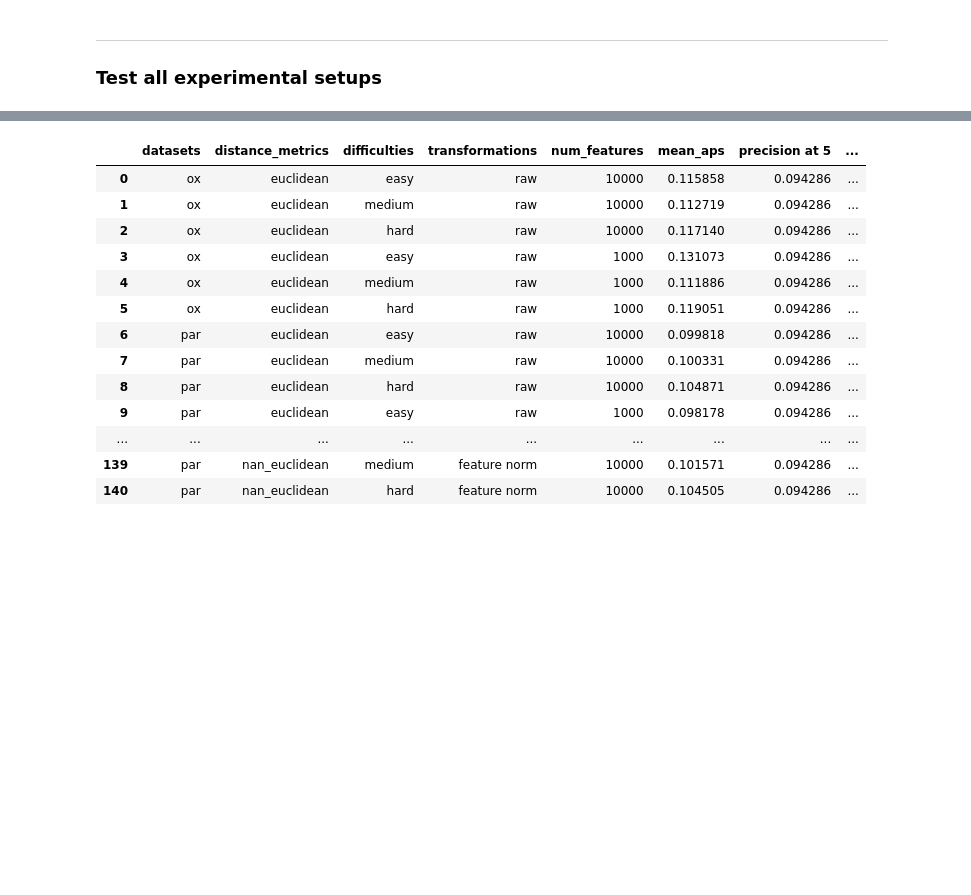
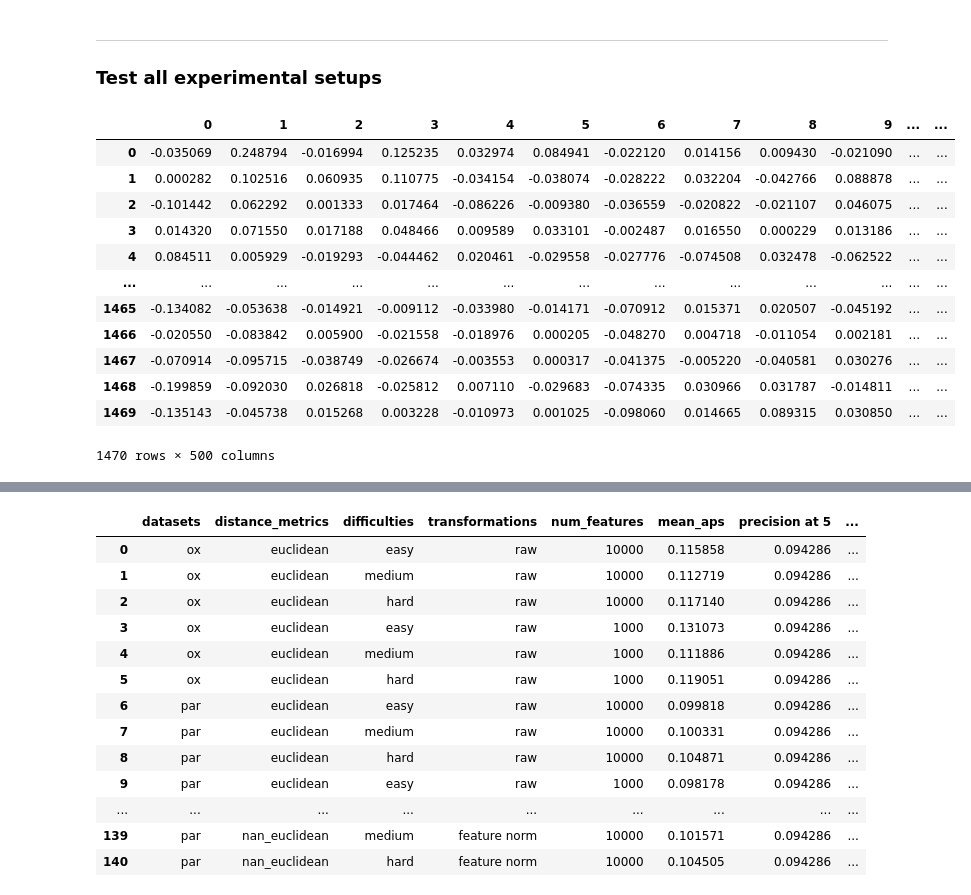
Before and after one commit to S-Arbor/Image-Retrieval-Project, a Jupyter notebook: 2. Revised Data Analysis/revised_sift_evaluator.ipynb, the cells around one changed output, grey strips where cells are left out. Drawn from its saved outputs; the diff is of its cells as text; code cells hidden in the pictures; blank space fills up the shorter version.

```diff
--- a/2. Revised Data Analysis/revised_sift_evaluator.ipynb
+++ b/2. Revised Data Analysis/revised_sift_evaluator.ipynb
@@ -259,3 +259,13 @@ names = {"ox" : {"easy" : ox_easy_names,
                   "medium" : par_medium_names,
                   "hard" : par_hard_names,
                   "query" : par_query_names}}
+# %%
+names = {"ox" : {}, "par" : {}}
+
+os.chdir("/home/sean/Code/Pawsey/2. Revised Data Analysis/Oldenburger Data Files/names")
+for data_file in os.listdir():
+    split_name = data_file[:-4].split("_")
+    dataset, difficulty, _ = split_name
+    names[dataset][difficulty] = np.load(data_file)
+
+names["par"]["easy"]
@@ -370,3 +399,19 @@ test_distance_metrics = {"euclidean" : sklearn.metrics.pairwise.euclidean_distan
            "cosine" : sklearn.metrics.pairwise.cosine_distances,
            "manhattan" :sklearn.metrics.pairwise.manhattan_distances,
            "nan_euclidean" : sklearn.metrics.pairwise.nan_euclidean_distances}
+# %%
+full_data["raw"]["par"][10000]["easy"]
+# %% [output]
+|  | 0 | 1 | 2 | 3 | 4 | 5 | 6 | 7 | 8 | 9 | ... | ... |
+| 0 | -0.035069 | 0.248794 | -0.016994 | 0.125235 | 0.032974 | 0.084941 | -0.022120 | 0.014156 | 0.009430 | -0.021090 | ... | ... |
+| 1 | 0.000282 | 0.102516 | 0.060935 | 0.110775 | -0.034154 | -0.038074 | -0.028222 | 0.032204 | -0.042766 | 0.088878 | ... | ... |
+| 2 | -0.101442 | 0.062292 | 0.001333 | 0.017464 | -0.086226 | -0.009380 | -0.036559 | -0.020822 | -0.021107 | 0.046075 | ... | ... |
+| 3 | 0.014320 | 0.071550 | 0.017188 | 0.048466 | 0.009589 | 0.033101 | -0.002487 | 0.016550 | 0.000229 | 0.013186 | ... | ... |
+| 4 | 0.084511 | 0.005929 | -0.019293 | -0.044462 | 0.020461 | -0.029558 | -0.027776 | -0.074508 | 0.032478 | -0.062522 | ... | ... |
+| ... | ... | ... | ... | ... | ... | ... | ... | ... | ... | ... | ... | ... |
+| 1465 | -0.134082 | -0.053638 | -0.014921 | -0.009112 | -0.033980 | -0.014171 | -0.070912 | 0.015371 | 0.020507 | -0.045192 | ... | ... |
+| 1466 | -0.020550 | -0.083842 | 0.005900 | -0.021558 | -0.018976 | 0.000205 | -0.048270 | 0.004718 | -0.011054 | 0.002181 | ... | ... |
+| 1467 | -0.070914 | -0.095715 | -0.038749 | -0.026674 | -0.003553 | 0.000317 | -0.041375 | -0.005220 | -0.040581 | 0.030276 | ... | ... |
+| 1468 | -0.199859 | -0.092030 | 0.026818 | -0.025812 | 0.007110 | -0.029683 | -0.074335 | 0.030966 | 0.031787 | -0.014811 | ... | ... |
+| 1469 | -0.135143 | -0.045738 | 0.015268 | 0.003228 | -0.010973 | 0.001025 | -0.098060 | 0.014665 | 0.089315 | 0.030850 | ... | ... |
+1470 rows × 500 columns
```
Also changed, not shown: parts of 7 cells of this notebook, 1 other file.
